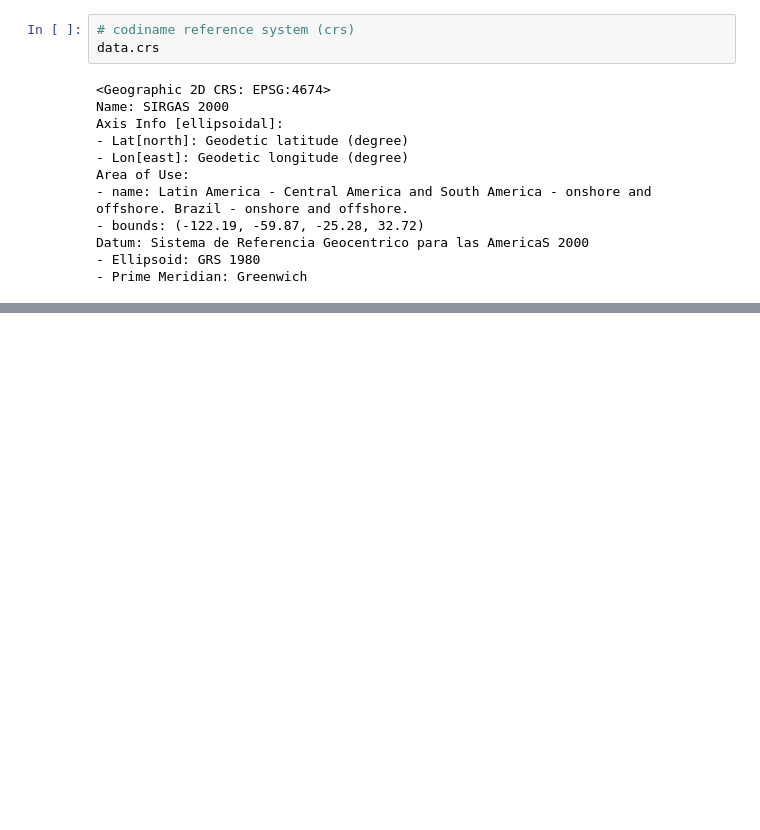
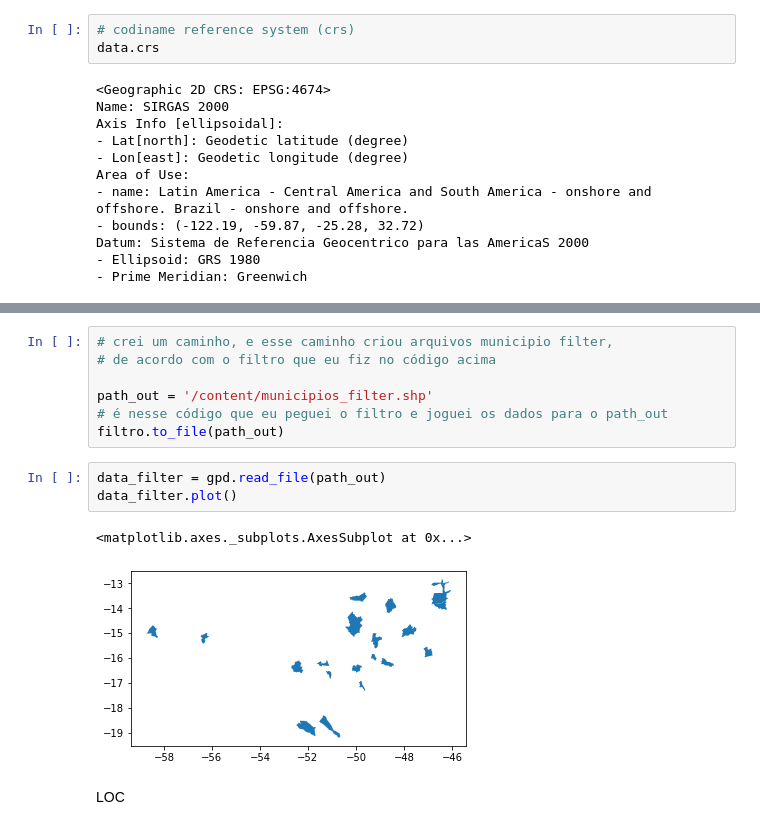
Before and after one commit to AlexsanderPessoa/GeoPandas, a Jupyter notebook: GeoPandas.ipynb, the cells around one changed output, grey strips where cells are left out. Saved outputs shown, nothing was run; the diff lists cells and outputs as text; blank space fills up the shorter version.

```diff
--- a/GeoPandas.ipynb
+++ b/GeoPandas.ipynb
@@ -68,0 +90,15 @@ Datum: Sistema de Referencia Geocentrico para las AmericaS 2000
+# %%
+# crei um caminho, e esse caminho criou arquivos municipio filter,
+# de acordo com o filtro que eu fiz no código acima
+
+path_out = '/content/municipios_filter.shp'
+# é nesse código que eu peguei o filtro e joguei os dados para o path_out
+filtro.to_file(path_out)
+# %%
+data_filter = gpd.read_file(path_out)
+data_filter.plot()
+# %% [output]
+<matplotlib.axes._subplots.AxesSubplot at 0x...>
+[figure, added]
+# %% [markdown]
+LOC
```
Also changed, not shown: parts of 12 cells of this notebook.
